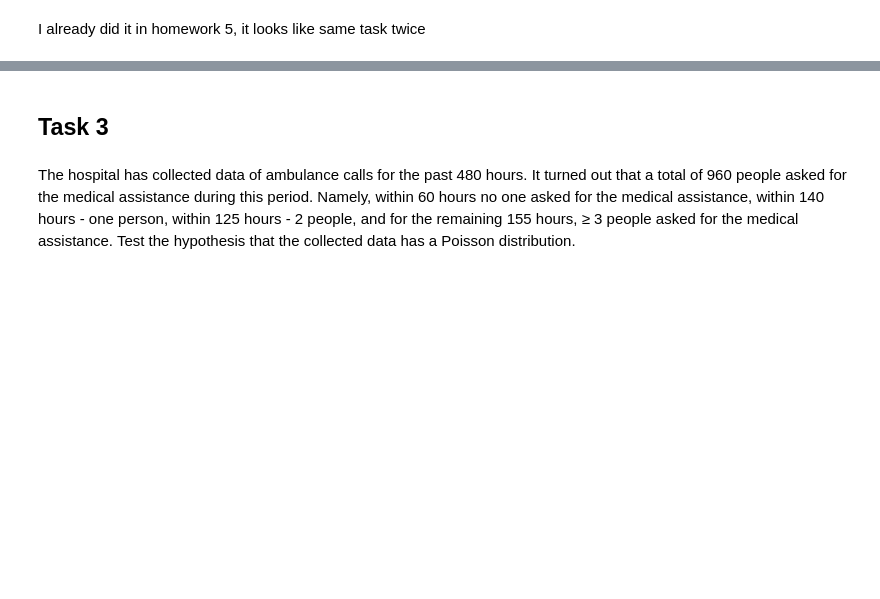
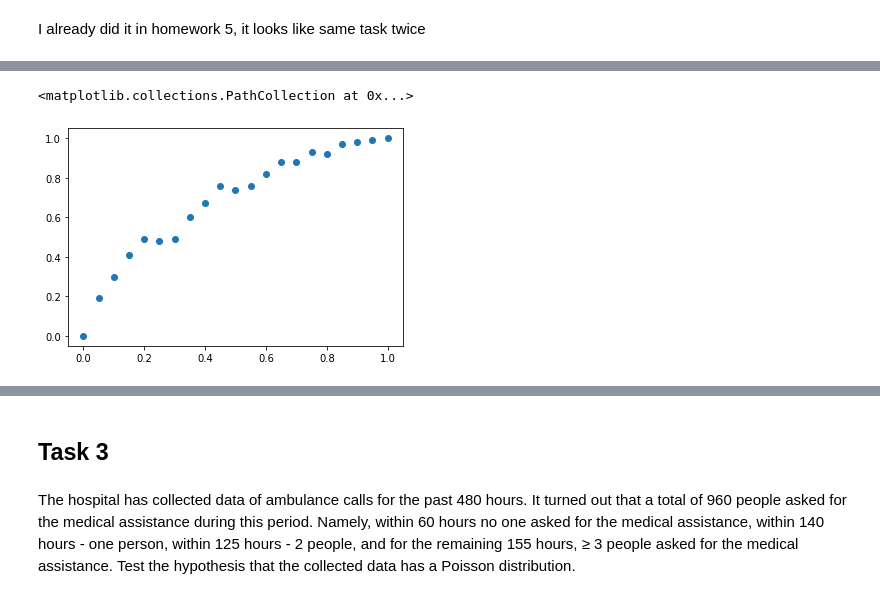
Before and after one commit to Dana0739/stats, a Jupyter notebook: homeworks/hw6.ipynb, the cells around one changed output, grey strips where cells are left out. Saved outputs shown, nothing was run; the diff lists cells and outputs as text; code cells hidden in the pictures; blank space fills up the shorter version.

```diff
--- a/homeworks/hw6.ipynb
+++ b/homeworks/hw6.ipynb
@@ -354,0 +374,7 @@ I already did it in homework 5, it looks like same task twice
+# %%
+xs = np.arange(0, 1.05, 0.05)
+ys = check_alpha1_err2(10)
+plt.scatter(xs, ys)
+# %% [output]
+<matplotlib.collections.PathCollection at 0x...>
+[figure, added]
```
Also changed, not shown: parts of 39 cells of this notebook.
